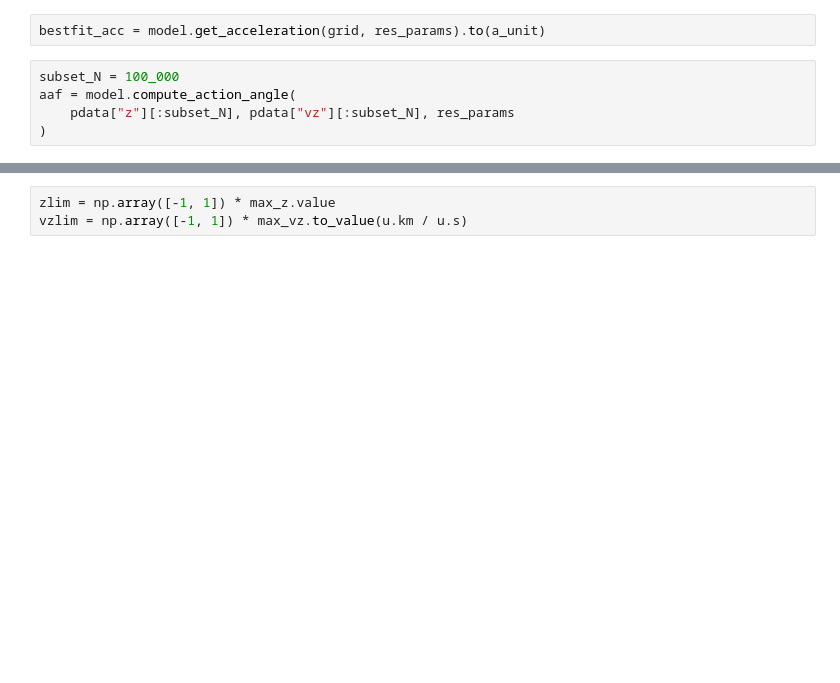
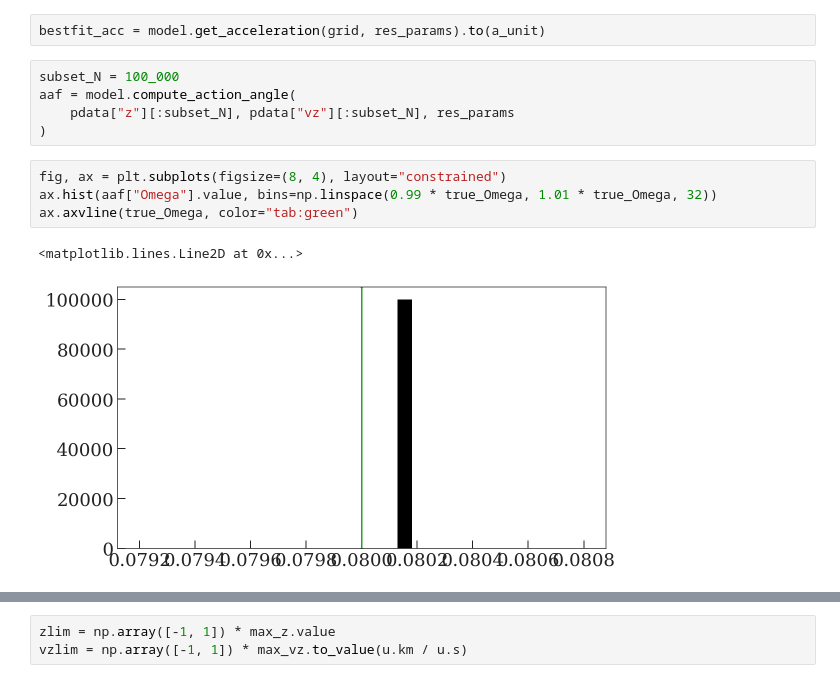
Before and after one commit to adrn/empirical-af, a Jupyter notebook: scripts/Figure-harmonic-oscillator.ipynb, the cells around one changed output, grey strips where cells are left out. Cells and saved outputs as stored; diff of their text form; blank space fills up the shorter version.

```diff
--- a/scripts/Figure-harmonic-oscillator.ipynb
+++ b/scripts/Figure-harmonic-oscillator.ipynb
@@ -104,4 +104,11 @@ subset_N = 100_000
 aaf = model.compute_action_angle(
     pdata["z"][:subset_N], pdata["vz"][:subset_N], res_params
 )
+# %%
+fig, ax = plt.subplots(figsize=(8, 4), layout="constrained")
+ax.hist(aaf["Omega"].value, bins=np.linspace(0.99 * true_Omega, 1.01 * true_Omega, 32))
+ax.axvline(true_Omega, color="tab:green")
+# %% [output]
+<matplotlib.lines.Line2D at 0x...>
+[figure, added]
 # %%
```
Also changed, not shown: parts of 2 cells of this notebook, 11 other files.
